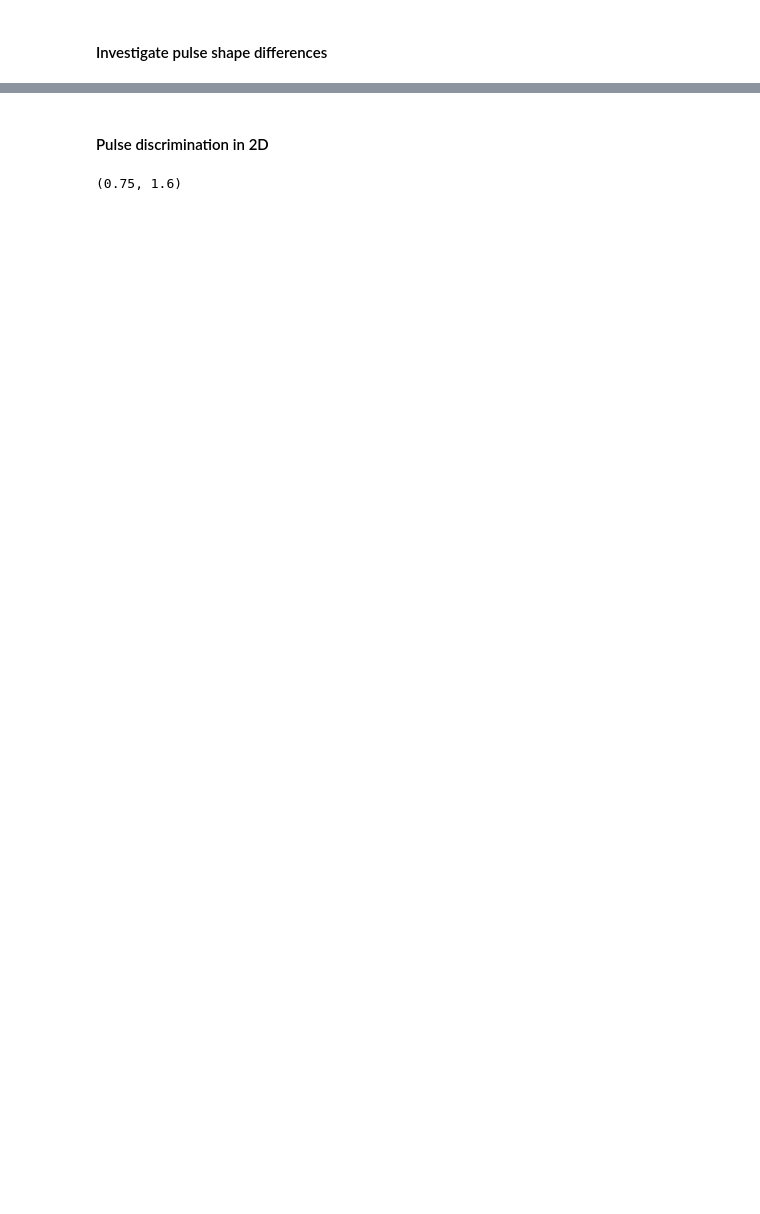
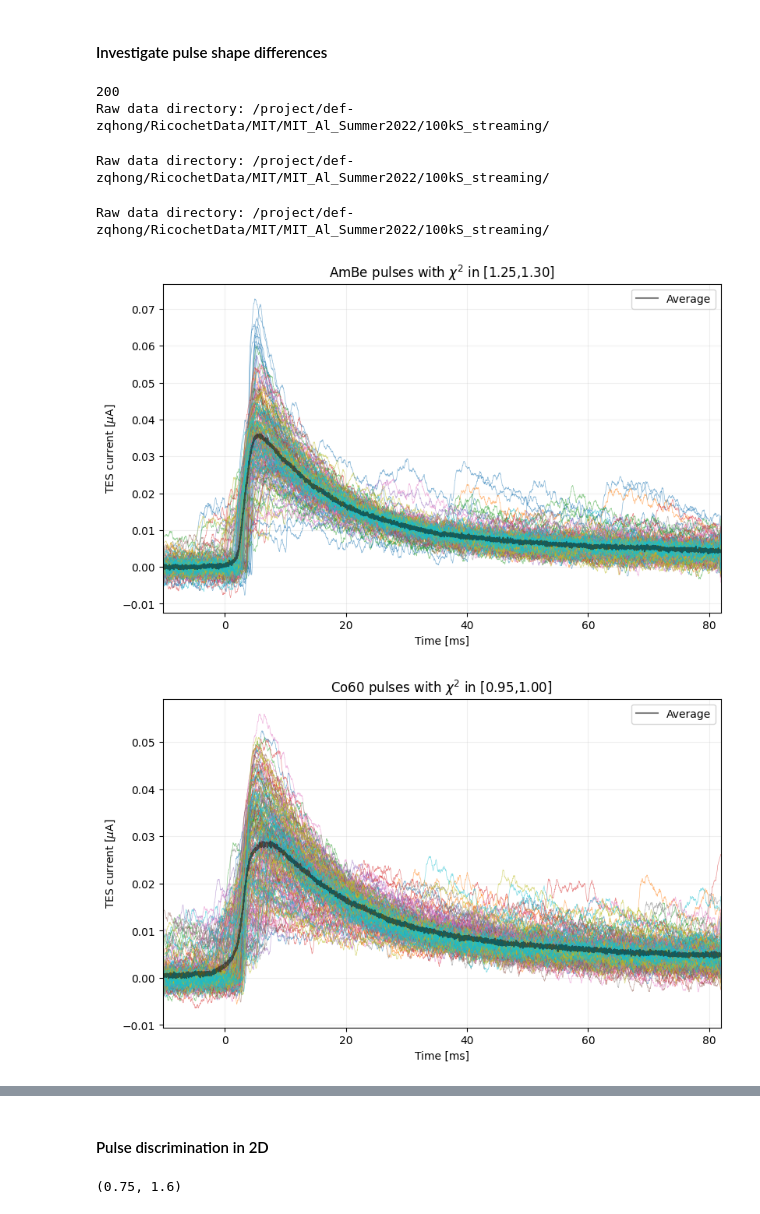
Before and after one commit to Wouter-VDP/PyCRP_notebooks, a Jupyter notebook: RQ_analyser_Summer2022.ipynb, the cells around one changed output, grey strips where cells are left out. Cells and saved outputs as stored; diff of their text form; code cells hidden in the pictures; blank space fills up the shorter version.

```diff
--- a/RQ_analyser_Summer2022.ipynb
+++ b/RQ_analyser_Summer2022.ipynb
@@ -280,36 +288,51 @@ RQ_helper.plot_var_comparison(source_dict, field, mask, x_range, bins, log_flag=
 # %% [markdown]
 #### Investigate pulse shape differences
 # %%
-pulse_shape_differences = False
+pulse_shape_differences = True
 if pulse_shape_differences:
-      # AmBe Pulses: OFL_chi2_CH1 in [1.25, 1.3], Integral_CH1 in [15,20]
+      # AmBe Pulses: OFL_chi2_CH1 in [1.25, 1.3]
       n_pulses = 200
       mask = source_dict["AmBe"]['data']["mask_crystal"] &\
             (source_dict["AmBe"]['data']["OFL_chi2_CH1"]>1.25) & (source_dict["AmBe"]['data']["OFL_chi2_CH1"]<1.3) &\
             (source_dict["AmBe"]['data']["Integral_CH1"]>85) & (source_dict["AmBe"]['data']["Integral_CH1"]<100)
       mask_sample = RQ_helper.sample_from_mask(mask,n_pulses)
       print(sum(mask_sample))
       times, traces_AmBe = source_dict["AmBe"]['helper'].plot_traces(mask_sample, r"AmBe pulses with $\chi^2$ in [1.25,1.30]", plot_data=0, nsmooth=100, plot_mean=0.5, max_nevents=n_pulses)
 
-      # Co60 Pulses: OFL_chi2_CH1 in [0.95, 1], Integral_CH1 in [15,20]
+      # Co60 Pulses: OFL_chi2_CH1 in [0.95, 1]
       mask = source_dict["Co60"]['data']["mask_crystal"] &\
             (source_dict["Co60"]['data']["OFL_chi2_CH1"]>0.95) & (source_dict["Co60"]['data']["OFL_chi2_CH1"]<1) &\
             (source_dict["Co60"]['data']["Integral_CH1"]>85) & (source_dict["Co60"]['data']["Integral_CH1"]<100)
       mask_sample = RQ_helper.sample_from_mask(mask,n_pulses)
       times, traces_Co60 = source_dict["Co60"]['helper'].plot_traces(mask_sample, r"Co60 pulses with $\chi^2$ in [0.95,1.00]", plot_data=0, nsmooth=100, plot_mean=0.5, max_nevents=n_pulses)
 
+      # Background Pulses: OFL_chi2_CH1 in [1, 1.05]
+      mask = source_dict["Background"]['data']["mask_crystal"] &\
+            (source_dict["Background"]['data']["OFL_chi2_CH1"]>1) & (source_dict["Background"]['data']["OFL_chi2_CH1"]<1.05) &\
+            (source_dict["Background"]['data']["Integral_CH1"]>85) & (source_dict["Background"]['data']["Integral_CH1"]<100)
+      mask_sample = RQ_helper.sample_from_mask(mask,n_pulses)
+      times, traces_Background = source_dict["Background"]['helper'].plot_traces(mask_sample, r"Background pulses with $\chi^2$ in [1.00,1.05]", plot_data=0, nsmooth=100, plot_mean=0.5, max_nevents=n_pulses)
 
+      # Plot the averages against eachother
       fig, ax = plt.subplots(1,1, figsize=(8,6), constrained_layout=True)
       ax.plot(times, traces_AmBe.mean(axis=1), alpha=0.5, label="AmBe", color=source_dict["AmBe"]['color'])
       ax.plot(times, traces_Co60.mean(axis=1), alpha=0.5, label="Co60", color=source_dict["Co60"]['color'])
+      ax.plot(times, traces_Background.mean(axis=1), alpha=0.5, label="Background", color=source_dict["Background"]['color'])
 
       times_template = np.arange(-config.PRE_TRIG, config.POST_TRIG)/config.Fs*1000
       template = joblib.load(config.DEFAULT_TEMPLATE_FULL_PATH)["CH1"]
       template_int = np.trapz(template, times_template)
-      ax.plot(times_template, template/template_int, alpha=0.8, label="OF template", color='green')
+      ax.plot(times_template, template/template_int, alpha=0.8, label="OF template", color='grey')
       ax.set_xlabel('Time [ms]')
       ax.set_ylabel(r'TES current [$\mu$A]')
       ax.set_title("Comparison of avarage pulses and OF template")
       ax.grid(alpha=0.2)
       ax.set_xlim(min(times),max(times))
       ax.legend()
+# %% [output]
+200
+Raw data directory: /project/def-zqhong/RicochetData/MIT/MIT_Al_Summer2022/100kS_streaming/
+Raw data directory: /project/def-zqhong/RicochetData/MIT/MIT_Al_Summer2022/100kS_streaming/
+Raw data directory: /project/def-zqhong/RicochetData/MIT/MIT_Al_Summer2022/100kS_streaming/
+[figure, added]
+[figure, added]
```
Also changed, not shown: parts of 18 cells of this notebook, 1 other file.
